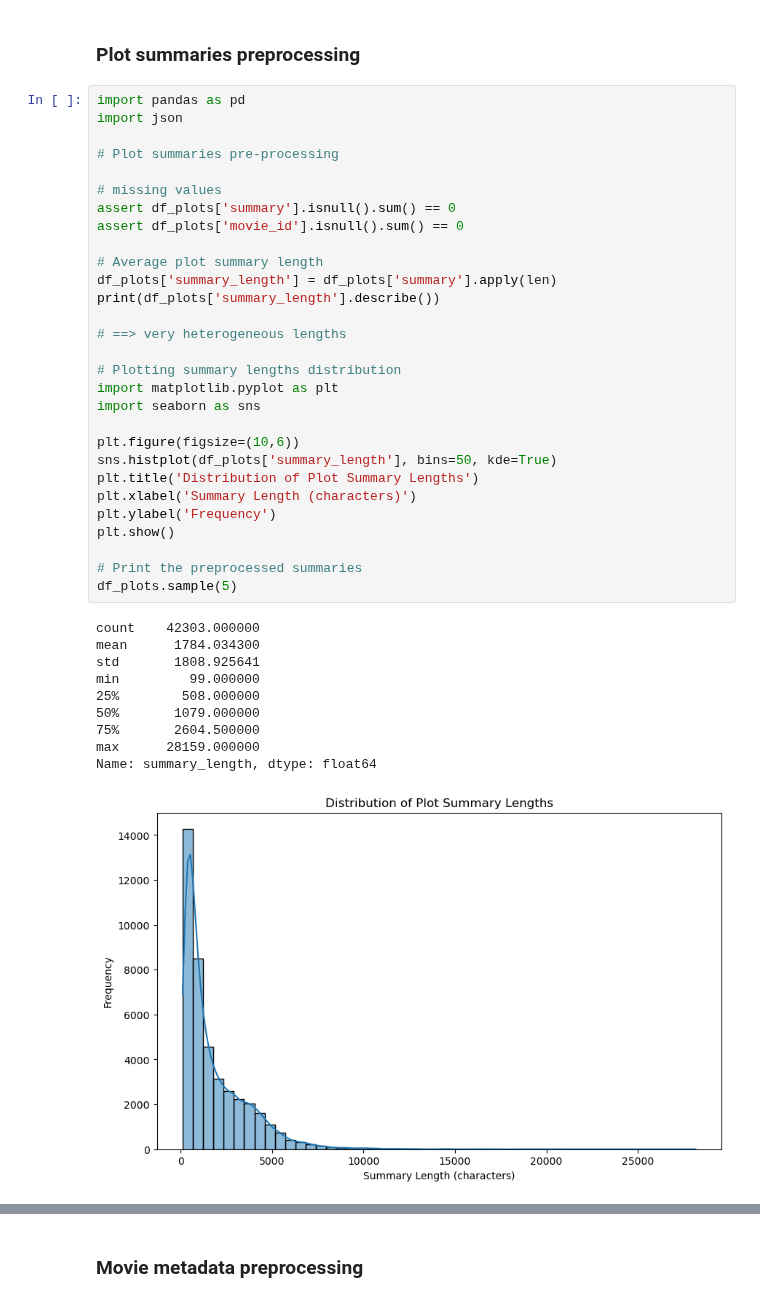
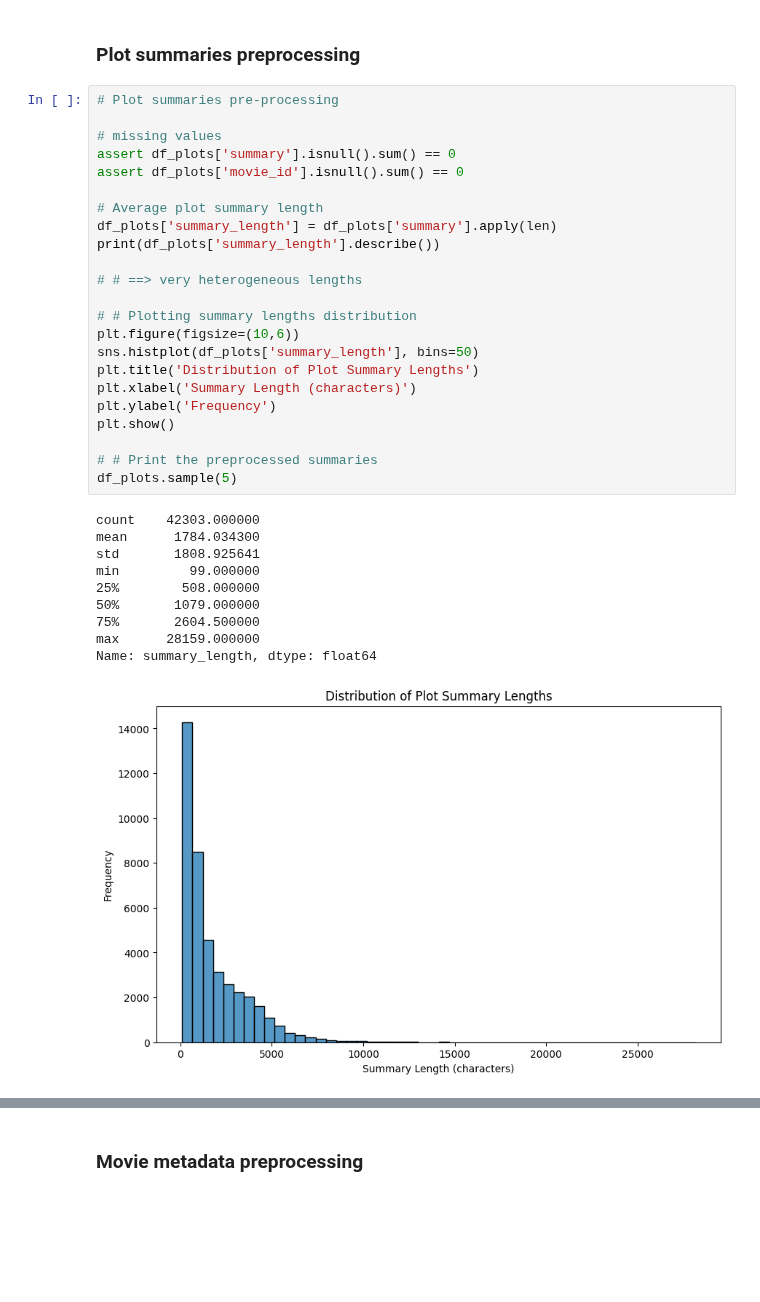
Before and after one commit to epfl-ada/ada-2024-project-awesometeam2024, a Jupyter notebook: results.ipynb, the cells around one changed output, grey strips where cells are left out. Saved outputs shown, nothing was run; the diff lists cells and outputs as text; blank space fills up the shorter version.

```diff
--- a/results.ipynb
+++ b/results.ipynb
@@ -106,43 +110,37 @@ As we can see directly here, lot of that is invalid or inexistant. The only way
 # %% [markdown]
 ### Plot summaries preprocessing
 # %%
-import pandas as pd
-import json
-
 # Plot summaries pre-processing
 
 # missing values
 assert df_plots['summary'].isnull().sum() == 0
 assert df_plots['movie_id'].isnull().sum() == 0
 
 # Average plot summary length
 df_plots['summary_length'] = df_plots['summary'].apply(len)
 print(df_plots['summary_length'].describe())
 
-# ==> very heterogeneous lengths
+# # ==> very heterogeneous lengths
 
-# Plotting summary lengths distribution
-import matplotlib.pyplot as plt
-import seaborn as sns
-
+# # Plotting summary lengths distribution
 plt.figure(figsize=(10,6))
-sns.histplot(df_plots['summary_length'], bins=50, kde=True)
+sns.histplot(df_plots['summary_length'], bins=50)
 plt.title('Distribution of Plot Summary Lengths')
 plt.xlabel('Summary Length (characters)')
 plt.ylabel('Frequency')
 plt.show()
 
-# Print the preprocessed summaries
+# # Print the preprocessed summaries
 df_plots.sample(5)
 # %% [output]
 count    42303.000000
 mean      1784.034300
 std       1808.925641
 min         99.000000
 25%        508.000000
 50%       1079.000000
 75%       2604.500000
 max      28159.000000
 Name: summary_length, dtype: float64
-[figure, old version]
+[figure, new version]
 |  | movie_id | summary | summary_length |
```
Also changed, not shown: parts of 20 cells of this notebook, 1 other file.
